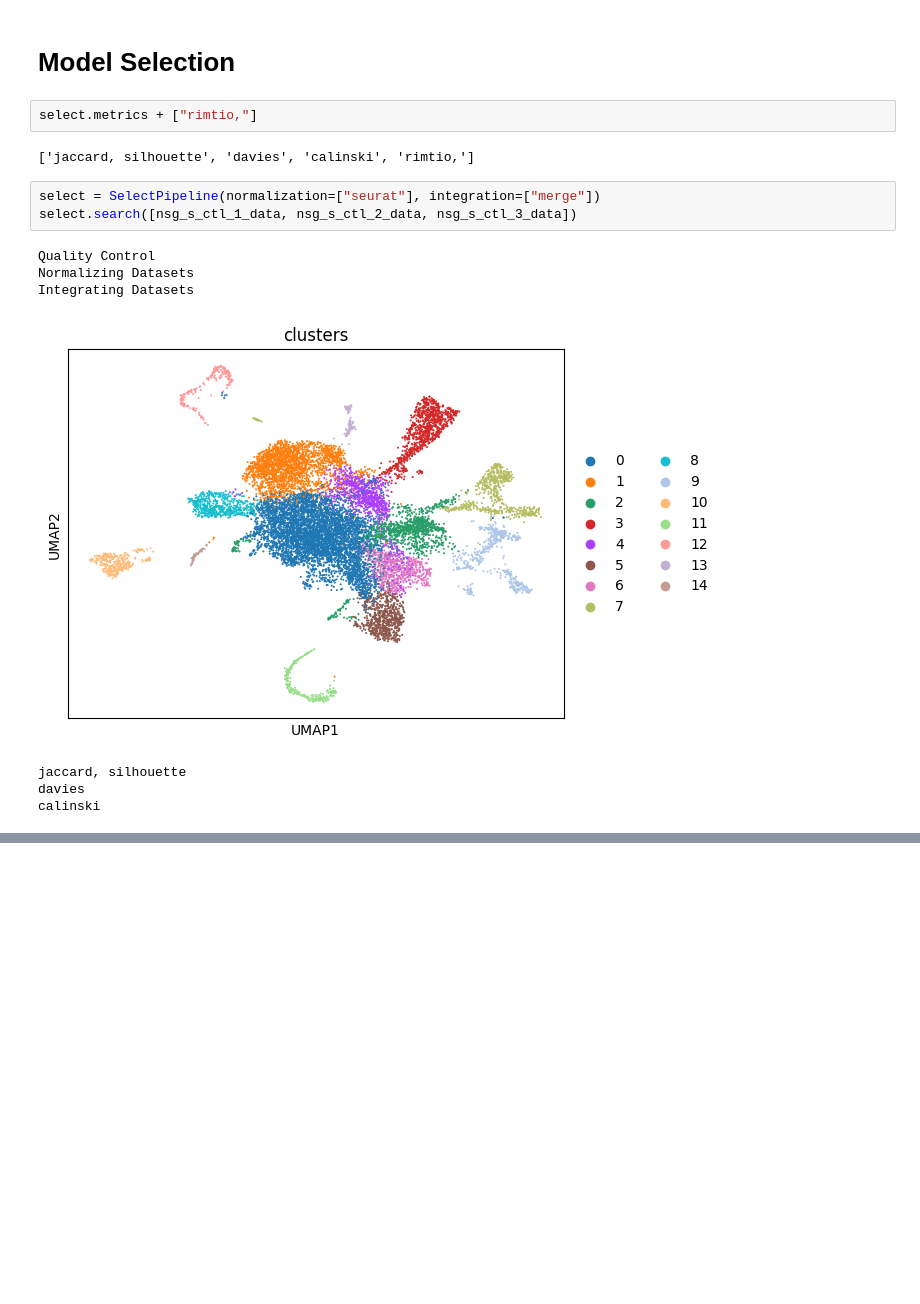
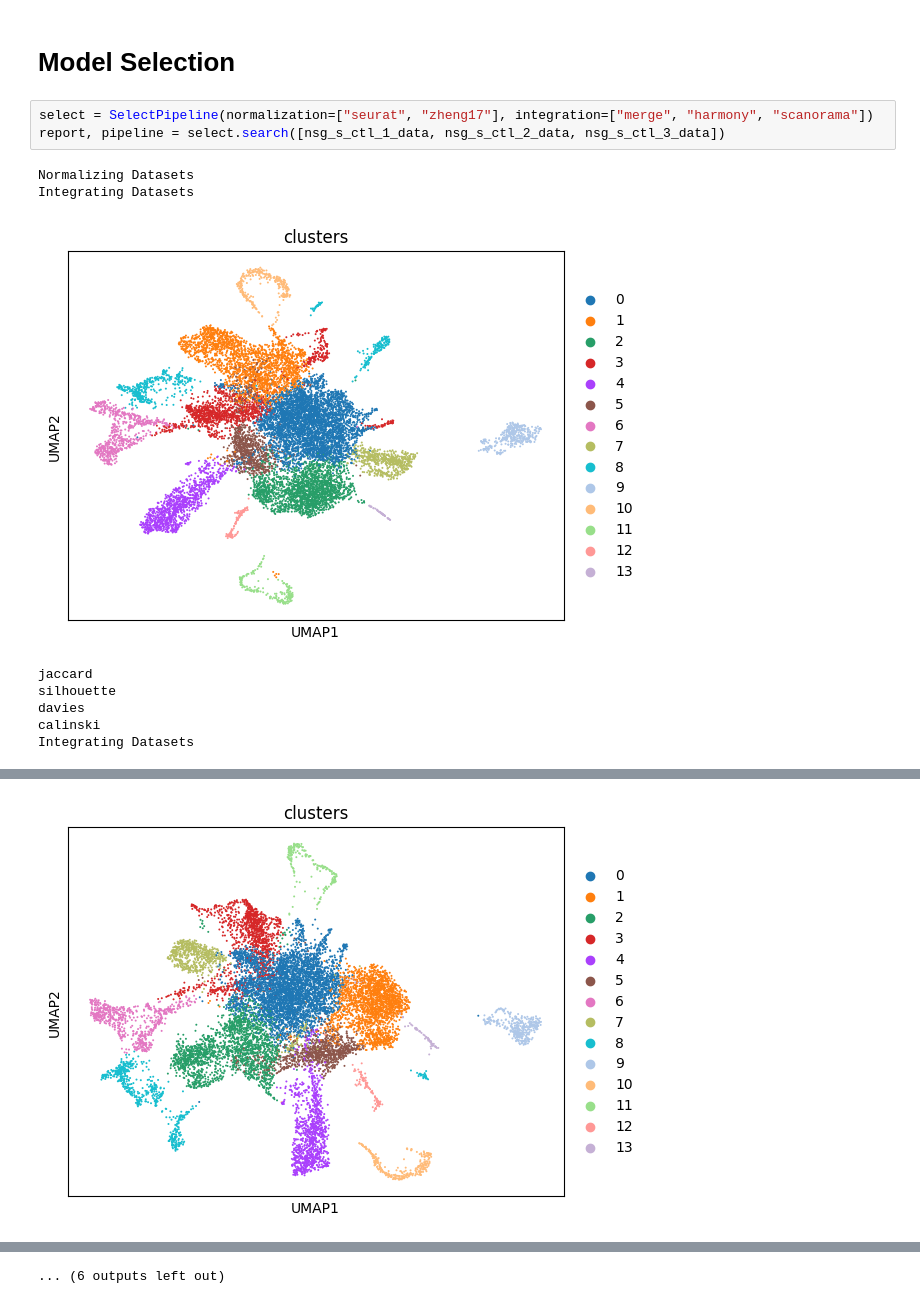
Before and after one commit to mushu-bytes/scRNAseq-benchmarking, a Jupyter notebook: integration_demo.ipynb, the cells around one changed output, grey strips where cells are left out. Cells and saved outputs as stored; diff of their text form; blank space fills up the shorter version.

Commit message:
model selection done

```diff
--- a/integration_demo.ipynb
+++ b/integration_demo.ipynb
@@ -169,18 +163,15 @@ calinski
 [0.9947450334722553, -0.003565091, 2.415982333596569, 849.2674682905991]
 # %% [markdown]
 # Model Selection
-# %%
-select.metrics + ["rimtio,"]
-# %% [output]
-['jaccard, silhouette', 'davies', 'calinski', 'rimtio,']
 # %%
-select = SelectPipeline(normalization=["seurat"], integration=["merge"])
-select.search([nsg_s_ctl_1_data, nsg_s_ctl_2_data, nsg_s_ctl_3_data])
+select = SelectPipeline(normalization=["seurat", "zheng17"], integration=["merge", "harmony", "scanorama"])
+report, pipeline = select.search([nsg_s_ctl_1_data, nsg_s_ctl_2_data, nsg_s_ctl_3_data])
 # %% [output]
-Quality Control
 Normalizing Datasets
 Integrating Datasets
-[figure, old version]
+[figure, new version]
-jaccard, silhouette
+jaccard
+silhouette
 davies
 calinski
+Integrating Datasets
@@ -187,0 +183 @@ ValueError: Length mismatch: Expected axis has 3 elements, new values have 4 ele
+[figure, added]
@@ -187,0 +219 @@ ValueError: Length mismatch: Expected axis has 3 elements, new values have 4 ele
+... (6 outputs left out)
```
Also changed, not shown: parts of 5 cells of this notebook, 1 other file.
